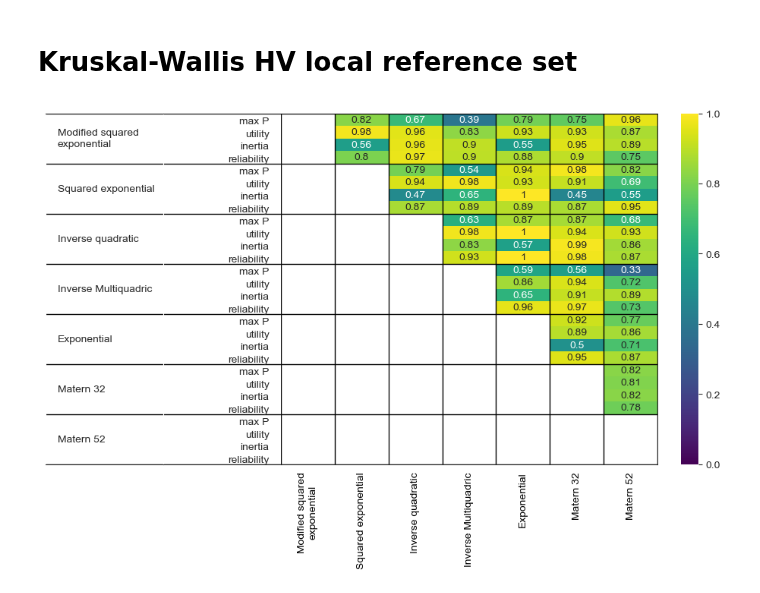
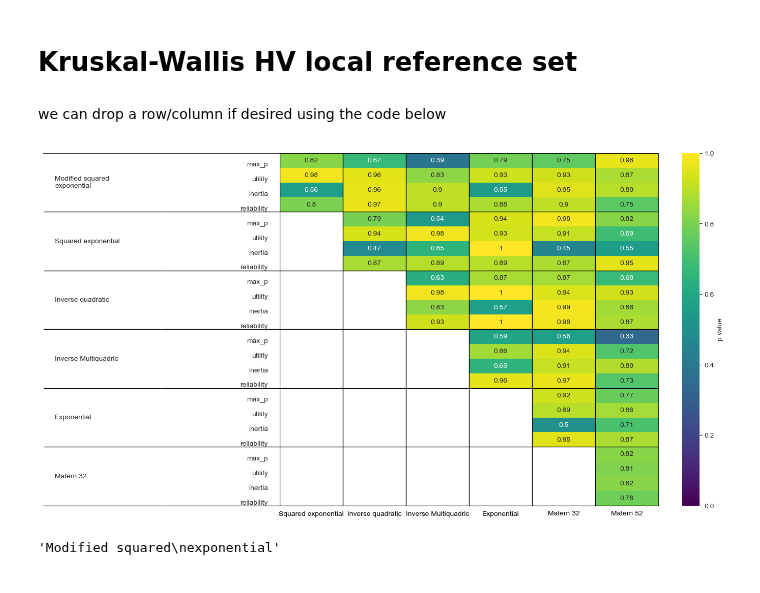
Before and after one commit to JazminZatarain/MUSEH2O, a Jupyter notebook: lake_problem/notebooks/13. Kruskal-Wallis.ipynb, the cells around one changed output. Drawn from its saved outputs; the diff is of its cells as text; code cells hidden in the pictures.

Commit message:
cbar labeled and row and column drop option

```diff
--- a/lake_problem/notebooks/13. Kruskal-Wallis.ipynb
+++ b/lake_problem/notebooks/13. Kruskal-Wallis.ipynb
@@ -76,6 +76,10 @@ for rbf_i, rbf_j in combinations:
 
 
 results= results.fillna(0)
+# %% [markdown]
+we can drop a row/column if desired using the code below
+# %%
+results = results.drop(columns="Modified squared\nexponential", index='Matern 52')
 # %%
 import matplotlib as mpl
 
@@ -83,60 +87,64 @@ gs = mpl.gridspec.GridSpec(
     1, 3, wspace=0, hspace=0, width_ratios=[1, 1, 4]
 )
 
+row_rbfs = results.index.get_level_values(0).unique()
+
 n_obj = len(objectives)
-# 7 is n_rbfs
+n_rbf = len(row_rbfs)
 
 sns.set_style('white')
 
-fig = plt.figure(figsize=(12,6))
+fig = plt.figure(figsize=(18,9))
 
 ax1 =  fig.add_subplot(gs[0, 0])
 ax2 =  fig.add_subplot(gs[0, 1])
 ax3 =  fig.add_subplot(gs[0, 2])
 
-ax1.set_ylim(ymin=0, ymax=28)
+ax1.set_ylim(ymin=0, ymax=n_rbf*n_obj)
 ax1.set_xlim(xmin=0, xmax=1)
 
-ax2.set_ylim(ymin=0, ymax=28)
+ax2.set_ylim(ymin=0, ymax=n_rbf*n_obj)
 ax2.set_xlim(xmin=0, xmax=1)
 
 for ax in [ax1, ax2]:
     for spine in ['left', 'right']:
         ax.spines[spine].set_color("white")
     ax.set_xticks([])
     ax.set_yticks([])
 
 
 # y labels rbfs
-for i, rbf in enumerate(rbf_names_cleaned[::-1]):
+for i, rbf in enumerate(row_rbfs[::-1]):
     ax1.text(0.1, (i*n_obj)+n_obj/2, rbf, va='center')
 
     # y labels outcomes
     for j, obj in enumerate(objectives[::-1]):
-        if obj == 'max_p':
-            obj = 'max P'
-
         ax2.text(0.9, (i*n_obj)+(j), obj, va='bottom', ha='right')
 
 
-sns.heatmap(results, annot=True, cmap='viridis', ax=ax3, mask=(results==0), vmin=0)
+sns.heatmap(results, annot=True, cmap='viridis', ax=ax3, mask=(results==0), vmin=0,
+            vmax=1, cbar_kws={'label': 'p value'})
 
-for i in range(0, n_obj*(len(rbfs)+1), n_obj):
-    ax3.plot([0, 7], [i, i], lw=1, color="black")
+for i in range(0, n_obj*(n_rbf+1), n_obj):
+    ax3.plot([0, n_rbf], [i, i], lw=1, color="black")
     ax1.plot([0, 1], [i, i], lw=1, color="black")
     ax2.plot([0, 1], [i, i], lw=1, color="black")
 
 for i in range(0, (len(rbfs)+1)):
-    ax3.plot([i, i], [0, n_obj*7], lw=1, color="black")
+    ax3.plot([i, i], [0, n_obj*n_rbf], lw=1, color="black")
 
 ax3.tick_params(axis='x', colors='black')
 
 ax3.spines['bottom'].set_visible(True)
 ax3.spines['right'].set_visible(True)
 ax3.set_yticks([])
 ax3.set_ylabel('')
 
 
 plt.show()
 # %% [output]
-[figure, old version]
+[figure, new version]
+# %%
+results.index.get_level_values(0).unique()[0]
+# %% [output]
+'Modified squared\nexponential'
```
Also changed, not shown: 1 other file.
